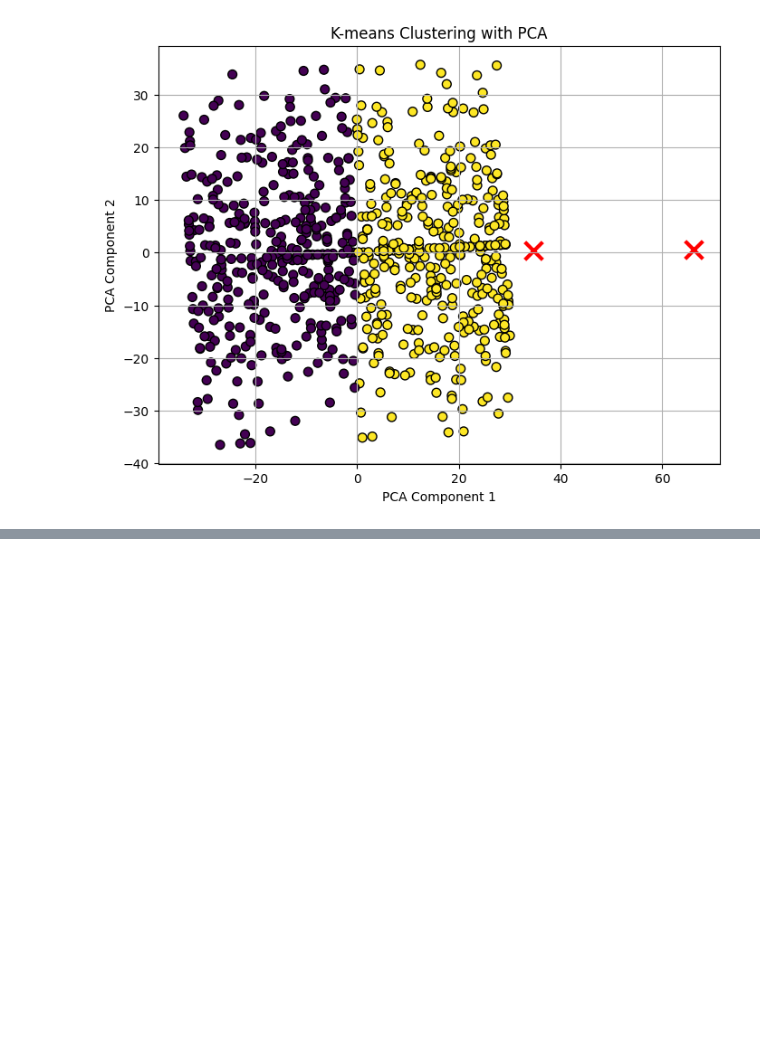
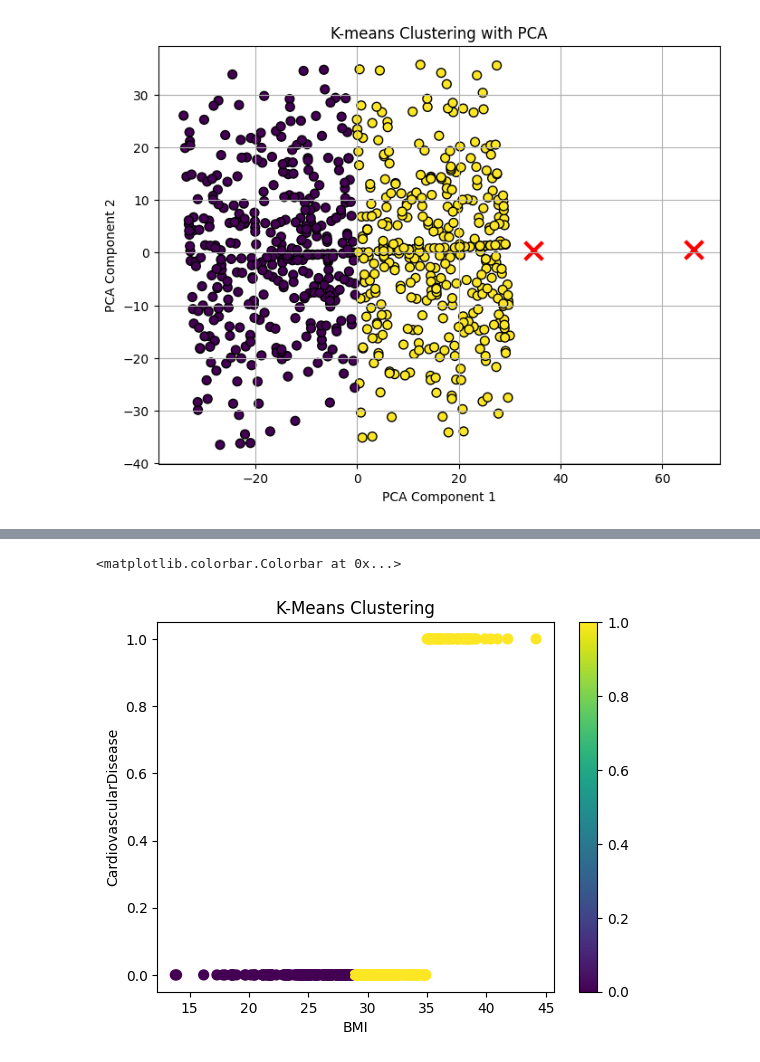
Before and after one commit to Daught/machine-learning-cheatsheet, a Jupyter notebook: clustering/kmean.ipynb, the cells around one changed output, grey strips where cells are left out. Cells and saved outputs as stored; diff of their text form; code cells hidden in the pictures; blank space fills up the shorter version.

```diff
--- a/clustering/kmean.ipynb
+++ b/clustering/kmean.ipynb
@@ -49,3 +49,12 @@ plt.grid(True)
 plt.show()
 # %% [output]
 [figure]
+# %%
+# Load the Excel file
+file_path = '../data/patient_data.csv'
+df = pd.read_csv(file_path, delimiter=';')
+# %%
+from sklearn.preprocessing import StandardScaler  # For scaling dataset
+#Scaling of data
+ss = StandardScaler()
+ss.fit_transform(df)
@@ -51,0 +75,25 @@ plt.show()
+# %%
+#K means Clustering
+def doKmeans(X, nclust=2):
+    model = KMeans(nclust)
+    model.fit(X)
+    clust_labels = model.predict(X)
+    cent = model.cluster_centers_
+    return (clust_labels, cent)
+
+clust_labels, cent = doKmeans(df, 2)
+kmeans = pd.DataFrame(clust_labels)
+df.insert((df.shape[1]),'kmeans',kmeans)
+# %%
+#Plot the clusters obtained using k means
+fig = plt.figure()
+ax = fig.add_subplot(111)
+scatter = ax.scatter(df['BMI'],df['CardiovascularDisease'],
+                     c=kmeans[0],s=50)
+ax.set_title('K-Means Clustering')
+ax.set_xlabel('BMI')
+ax.set_ylabel('CardiovascularDisease')
+plt.colorbar(scatter)
+# %% [output]
+<matplotlib.colorbar.Colorbar at 0x...>
+[figure, added]
```
Also changed, not shown: parts of 1 cell of this notebook, 10 other files.
